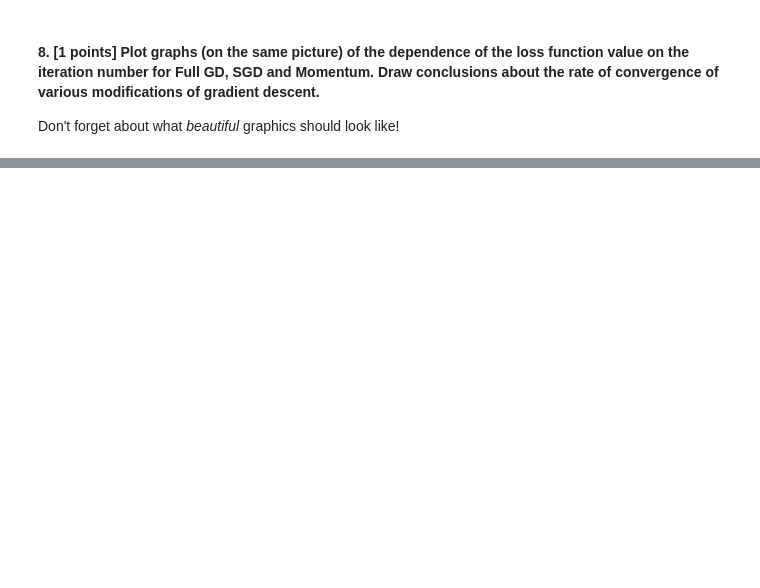
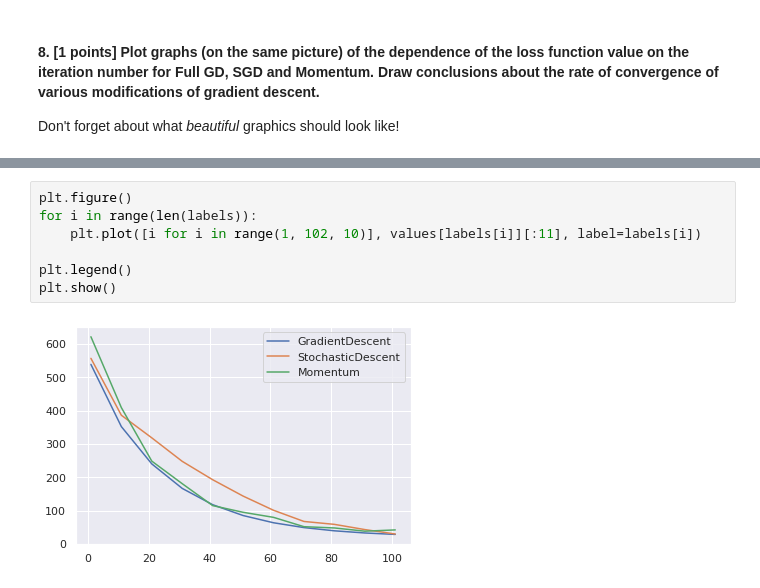
Before and after one commit to aamatevosyan/ml_se, a Jupyter notebook: hw/hw_2/homework-practice-02_v3.ipynb, the cells around one changed output, grey strips where cells are left out. Drawn from its saved outputs; the diff is of its cells as text; blank space fills up the shorter version.

```diff
--- a/hw/hw_2/homework-practice-02_v3.ipynb
+++ b/hw/hw_2/homework-practice-02_v3.ipynb
@@ -468,0 +750,9 @@ Don't forget about what *beautiful* graphics should look like!
+# %%
+plt.figure()
+for i in range(len(labels)):
+    plt.plot([i for i in range(1, 102, 10)], values[labels[i]][:11], label=labels[i])
+
+plt.legend()
+plt.show()
+# %% [output]
+[figure, added]
```
Also changed, not shown: parts of 23 cells of this notebook.
